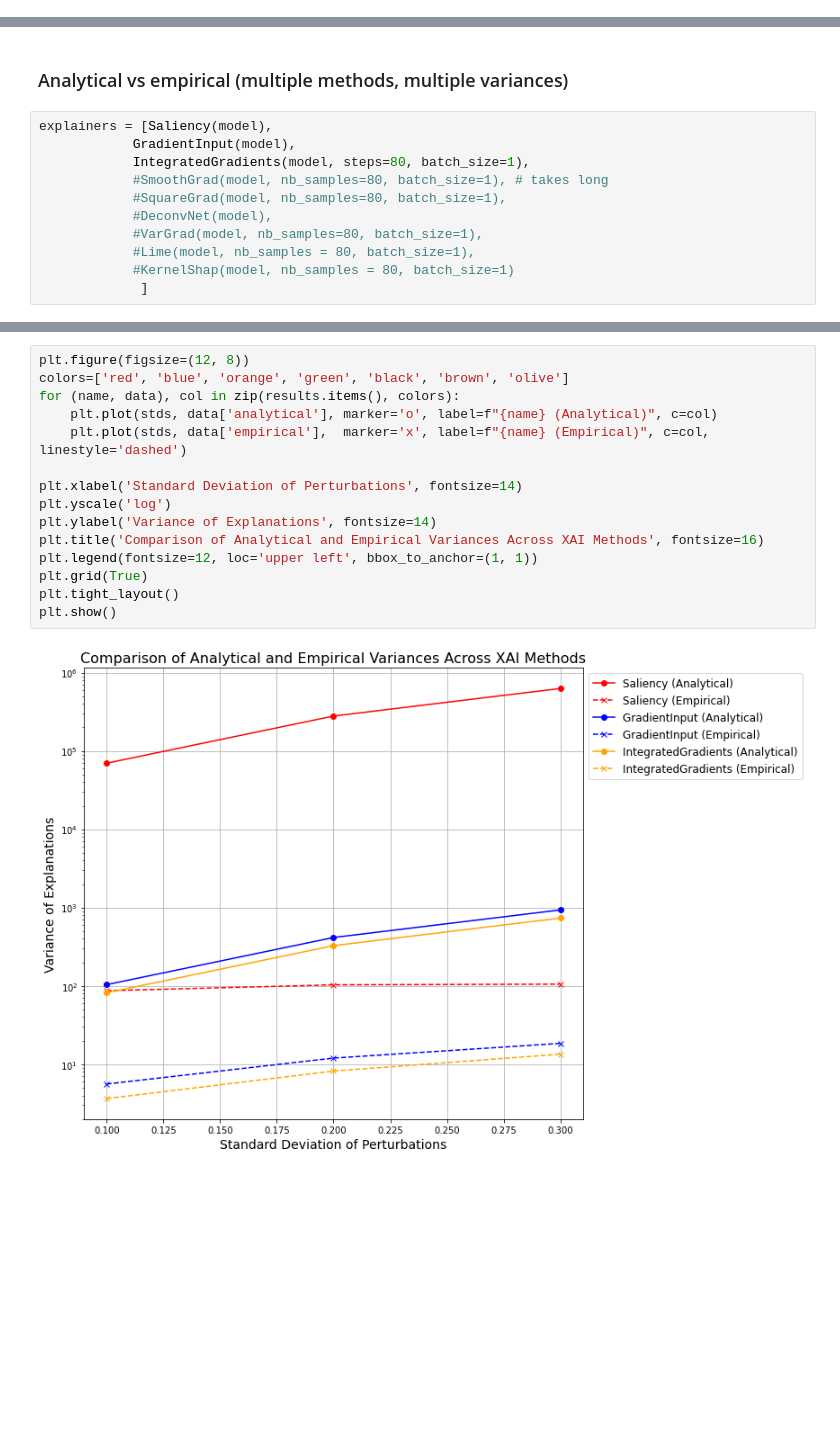
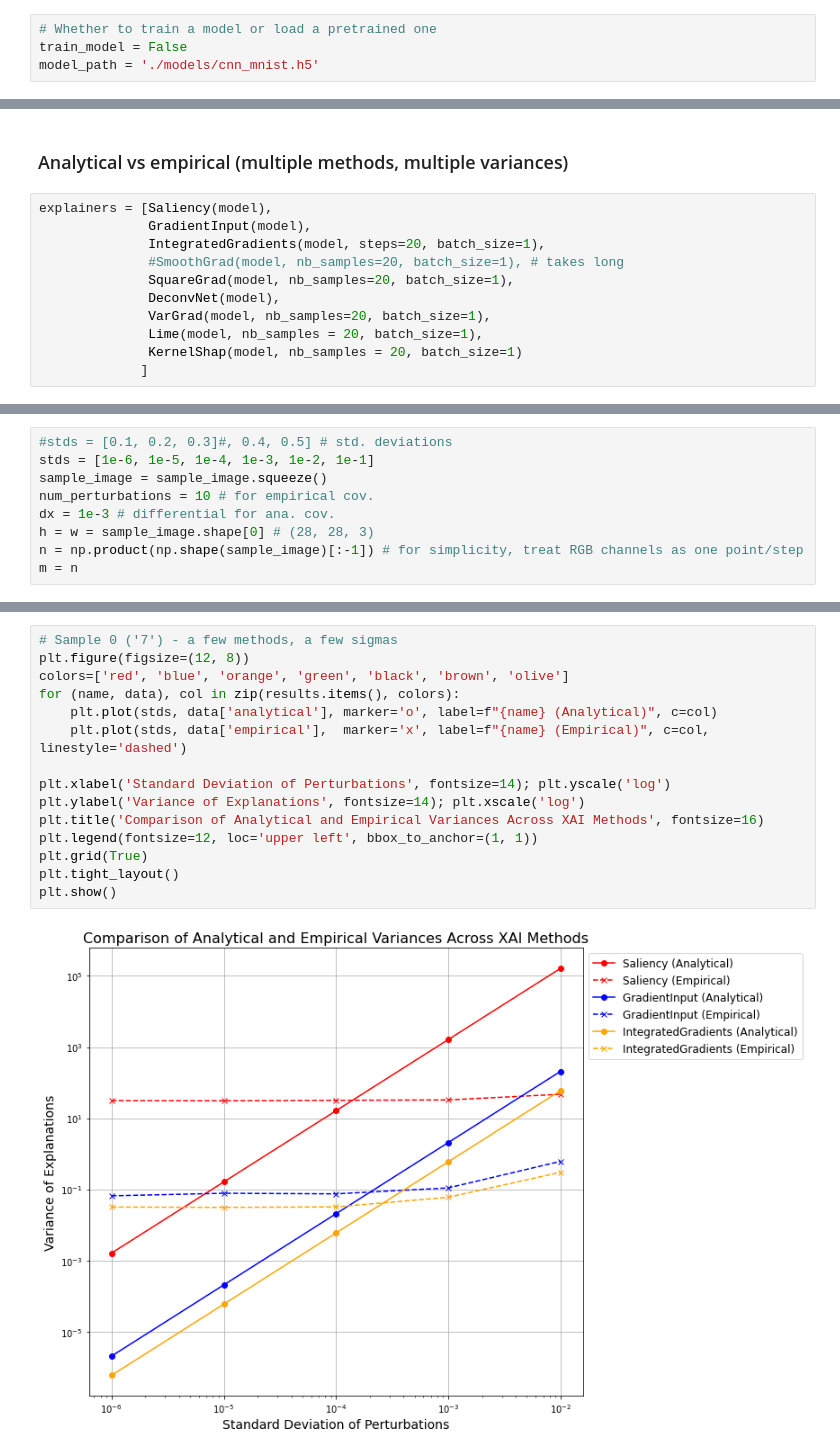
Before and after one commit to TeodorChiaburu/UXAI, a Jupyter notebook: Input_Perturbation_Vision_MNIST.ipynb, the cells around one changed output, grey strips where cells are left out. Saved outputs shown, nothing was run; the diff lists cells and outputs as text; blank space fills up the shorter version.

Commit message:
Investigation lim sigma to zero (input+model and tabular/mnist)

```diff
--- a/Input_Perturbation_Vision_MNIST.ipynb
+++ b/Input_Perturbation_Vision_MNIST.ipynb
@@ -20,4 +20,8 @@ from xplique.attributions import (Lime, Saliency, GradientInput, IntegratedGradi
 x_train, x_test = x_train / 255.0, x_test / 255.0  # Normalize to [0, 1]
 x_train = gray2rgb(x_train)
 x_test = gray2rgb(x_test)
+# %%
+# Whether to train a model or load a pretrained one
+train_model = False
+model_path = './models/cnn_mnist.h5'
 # %%
@@ -412,12 +418,12 @@ plt.show()
 ### Analytical vs empirical (multiple methods, multiple variances)
 # %%
 explainers = [Saliency(model),
-            GradientInput(model),
-            IntegratedGradients(model, steps=80, batch_size=1),
-            #SmoothGrad(model, nb_samples=80, batch_size=1), # takes long
-            #SquareGrad(model, nb_samples=80, batch_size=1),
-            #DeconvNet(model),
-            #VarGrad(model, nb_samples=80, batch_size=1),
-            #Lime(model, nb_samples = 80, batch_size=1),
-            #KernelShap(model, nb_samples = 80, batch_size=1)
+              GradientInput(model),
+              IntegratedGradients(model, steps=20, batch_size=1),
+              #SmoothGrad(model, nb_samples=20, batch_size=1), # takes long
+              SquareGrad(model, nb_samples=20, batch_size=1),
+              DeconvNet(model),
+              VarGrad(model, nb_samples=20, batch_size=1),
+              Lime(model, nb_samples = 20, batch_size=1),
+              KernelShap(model, nb_samples = 20, batch_size=1)
              ]
@@ -428 +430,10 @@ perturbed_image_pos.shape
+# %%
+#stds = [0.1, 0.2, 0.3]#, 0.4, 0.5] # std. deviations
+stds = [1e-6, 1e-5, 1e-4, 1e-3, 1e-2, 1e-1]
+sample_image = sample_image.squeeze()
+num_perturbations = 10 # for empirical cov.
+dx = 1e-3 # differential for ana. cov.
+h = w = sample_image.shape[0] # (28, 28, 3)
+n = np.product(np.shape(sample_image)[:-1]) # for simplicity, treat RGB channels as one point/step
+m = n
 # %%
@@ -522,17 +532,17 @@ Empirical Variance (std =  0.3 ): 13.461761891367729
 # %%
+# Sample 0 ('7') - a few methods, a few sigmas
 plt.figure(figsize=(12, 8))
 colors=['red', 'blue', 'orange', 'green', 'black', 'brown', 'olive']
 for (name, data), col in zip(results.items(), colors):
     plt.plot(stds, data['analytical'], marker='o', label=f"{name} (Analytical)", c=col)
     plt.plot(stds, data['empirical'],  marker='x', label=f"{name} (Empirical)", c=col, linestyle='dashed')
 
-plt.xlabel('Standard Deviation of Perturbations', fontsize=14)
-plt.yscale('log')
-plt.ylabel('Variance of Explanations', fontsize=14)
+plt.xlabel('Standard Deviation of Perturbations', fontsize=14); plt.yscale('log')
+plt.ylabel('Variance of Explanations', fontsize=14); plt.xscale('log')
 plt.title('Comparison of Analytical and Empirical Variances Across XAI Methods', fontsize=16)
 plt.legend(fontsize=12, loc='upper left', bbox_to_anchor=(1, 1))
 plt.grid(True)
 plt.tight_layout()
 plt.show()
 # %% [output]
-[figure, old version]
+[figure, new version]
```
Also changed, not shown: parts of 12 cells of this notebook, 4 other files.
